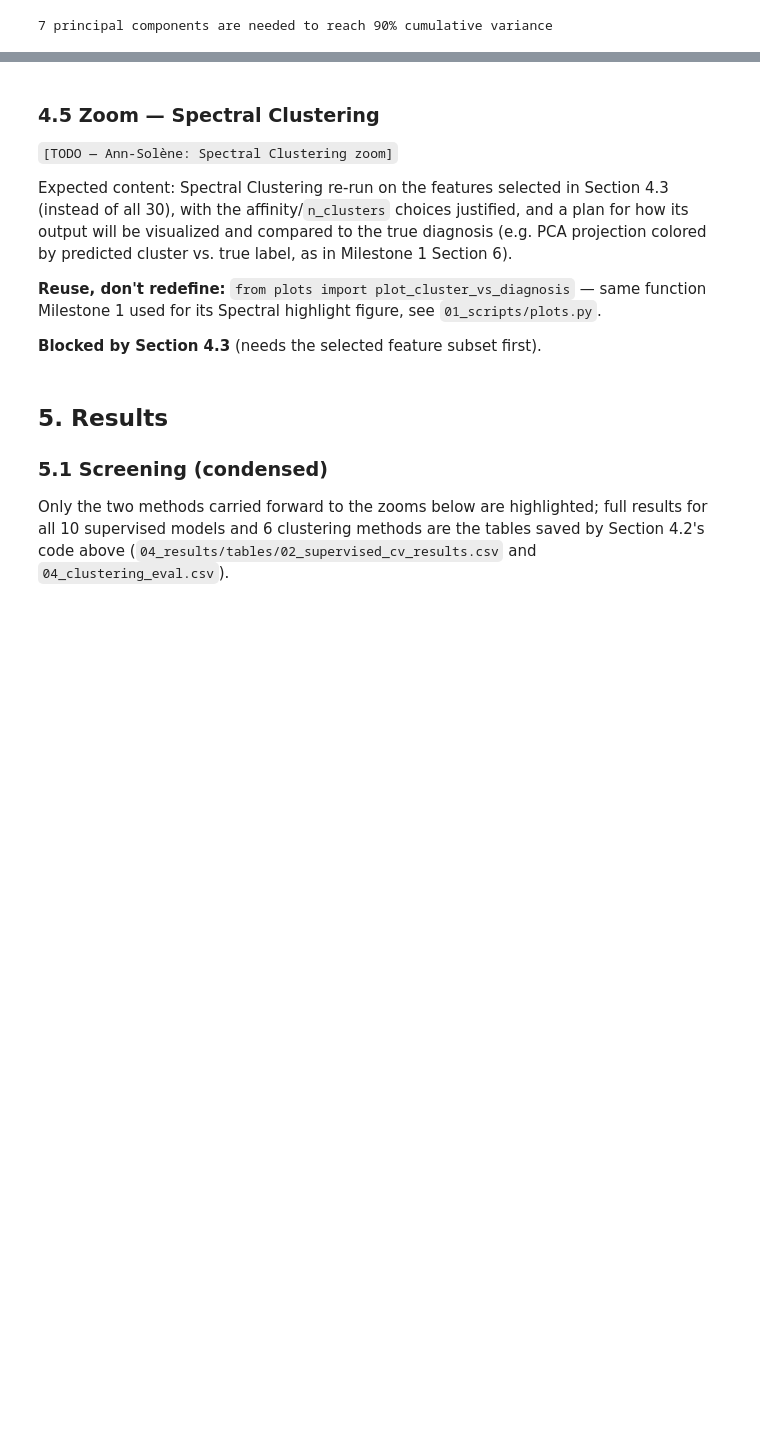
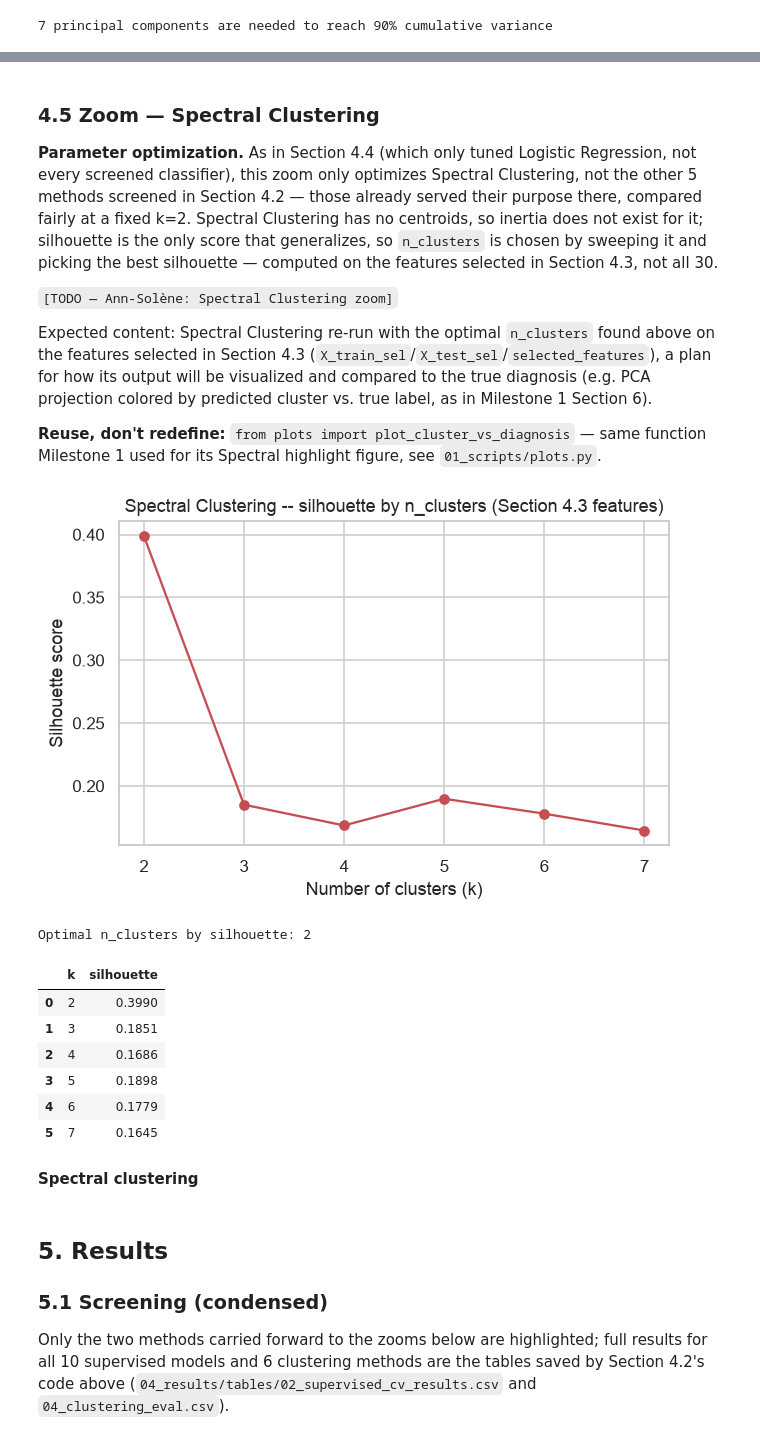
Before and after one commit to ostacore/Projets-UM5BM753-, a Jupyter notebook: 03_notebooks/00_Final_Report_.ipynb, the cells around one changed output, grey strips where cells are left out. Cells and saved outputs as stored; diff of their text form; code cells hidden in the pictures; blank space fills up the shorter version.

```diff
--- a/03_notebooks/00_Final_Report_.ipynb
+++ b/03_notebooks/00_Final_Report_.ipynb
@@ -320,14 +774,54 @@ model too) — see `01_scripts/evaluation.py` and `01_scripts/plots.py`.
 # %% [markdown]
 ### 4.5 Zoom — Spectral Clustering
 
+**Parameter optimization.** As in Section 4.4 (which only tuned Logistic Regression, not
+every screened classifier), this zoom only optimizes Spectral Clustering, not the other
+5 methods screened in Section 4.2 — those already served their purpose there, compared
+fairly at a fixed k=2. Spectral Clustering has no centroids, so inertia does not exist
+for it; silhouette is the only score that generalizes, so `n_clusters` is chosen by
+sweeping it and picking the best silhouette — computed on the features selected in
+Section 4.3, not all 30.
+
 `[TODO — Ann-Solène: Spectral Clustering zoom]`
 
-Expected content: Spectral Clustering re-run on the features selected in Section 4.3
-(instead of all 30), with the affinity/`n_clusters` choices justified, and a plan for how
-its output will be visualized and compared to the true diagnosis (e.g. PCA projection
-colored by predicted cluster vs. true label, as in Milestone 1 Section 6).
+Expected content: Spectral Clustering re-run with the optimal `n_clusters` found above on
+the features selected in Section 4.3 (`X_train_sel`/`X_test_sel`/`selected_features`), a
+plan for how its output will be visualized and compared to the true diagnosis (e.g. PCA
+projection colored by predicted cluster vs. true label, as in Milestone 1 Section 6).
 
 **Reuse, don't redefine:** `from plots import plot_cluster_vs_diagnosis` — same function
 Milestone 1 used for its Spectral highlight figure, see `01_scripts/plots.py`.
-
-**Blocked by Section 4.3** (needs the selected feature subset first).
+# %%
+from cluster_selection import run_spectral_range
+from plots import plot_silhouette_by_k
+
+# Same 30-feature scaling as the rest of the report (Section 4.1's X_scaled_full),
+# restricted to the columns selected in Section 4.3 -- all 569 samples, not just
+# the training split, matching how clustering was evaluated in Section 4.2.
+selected_idx = [features.index(f) for f in selected_features]
+X_scaled_selected = X_scaled_full[:, selected_idx]
+
+spectral_k_results = run_spectral_range(X_scaled_selected, k_range=range(2, 8), random_state=RANDOM_STATE)
+spectral_k_results.to_csv(os.path.join(TABLES_DIR, "07_spectral_k_selection.csv"), index=False)
+
+plot_silhouette_by_k(
+    spectral_k_results,
+    os.path.join(FIGURES_DIR, "final_10_spectral_k_selection.png"),
+    title="Spectral Clustering -- silhouette by n_clusters (Section 4.3 features)",
+)
+
+best_k = int(spectral_k_results.loc[spectral_k_results["silhouette"].idxmax(), "k"])
+print(f"Optimal n_clusters by silhouette: {best_k}")
+display(spectral_k_results.round(4))
+# %% [output]
+[figure, added]
+Optimal n_clusters by silhouette: 2
+|  | k | silhouette |
+| 0 | 2 | 0.3990 |
+| 1 | 3 | 0.1851 |
+| 2 | 4 | 0.1686 |
+| 3 | 5 | 0.1898 |
+| 4 | 6 | 0.1779 |
+| 5 | 7 | 0.1645 |
+# %% [markdown]
+**Spectral clustering**
```
Also changed, not shown: parts of 33 cells of this notebook, 10 other files.
